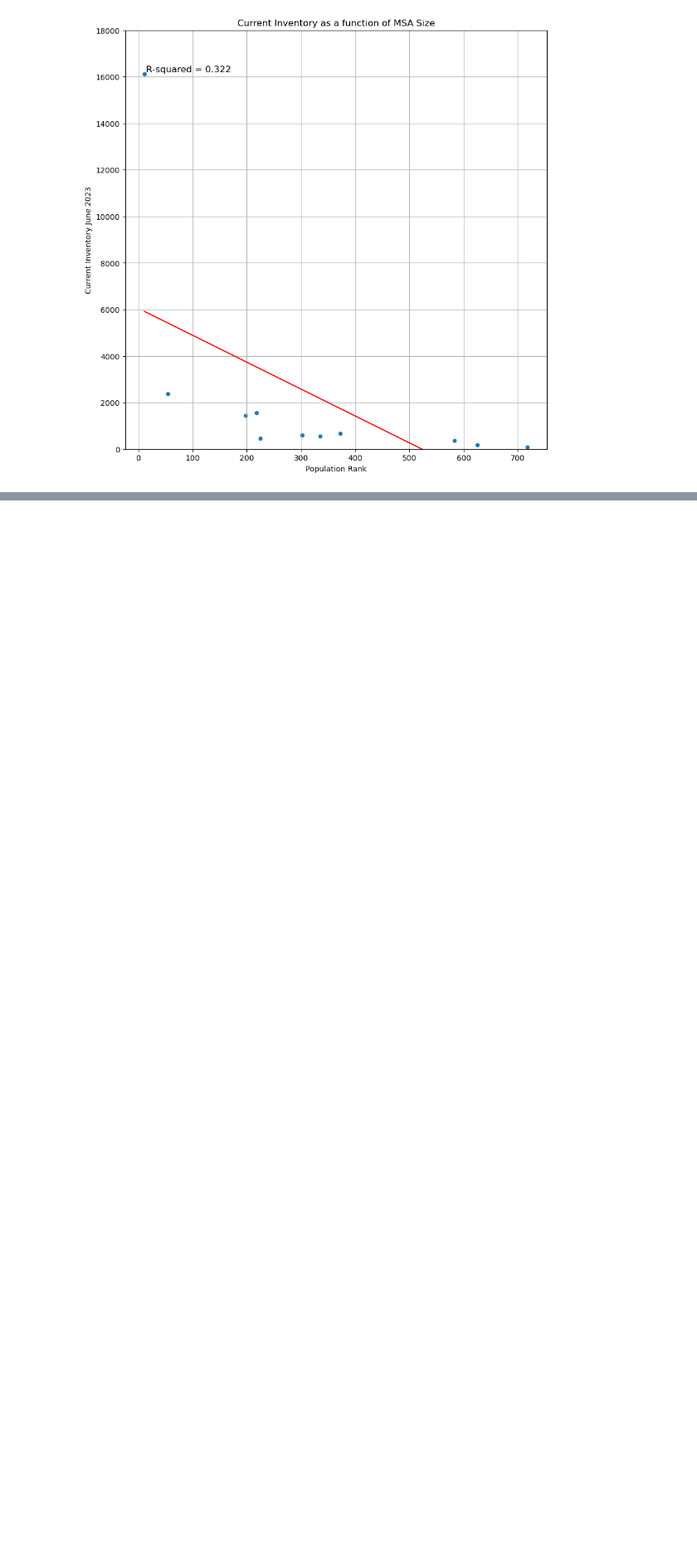
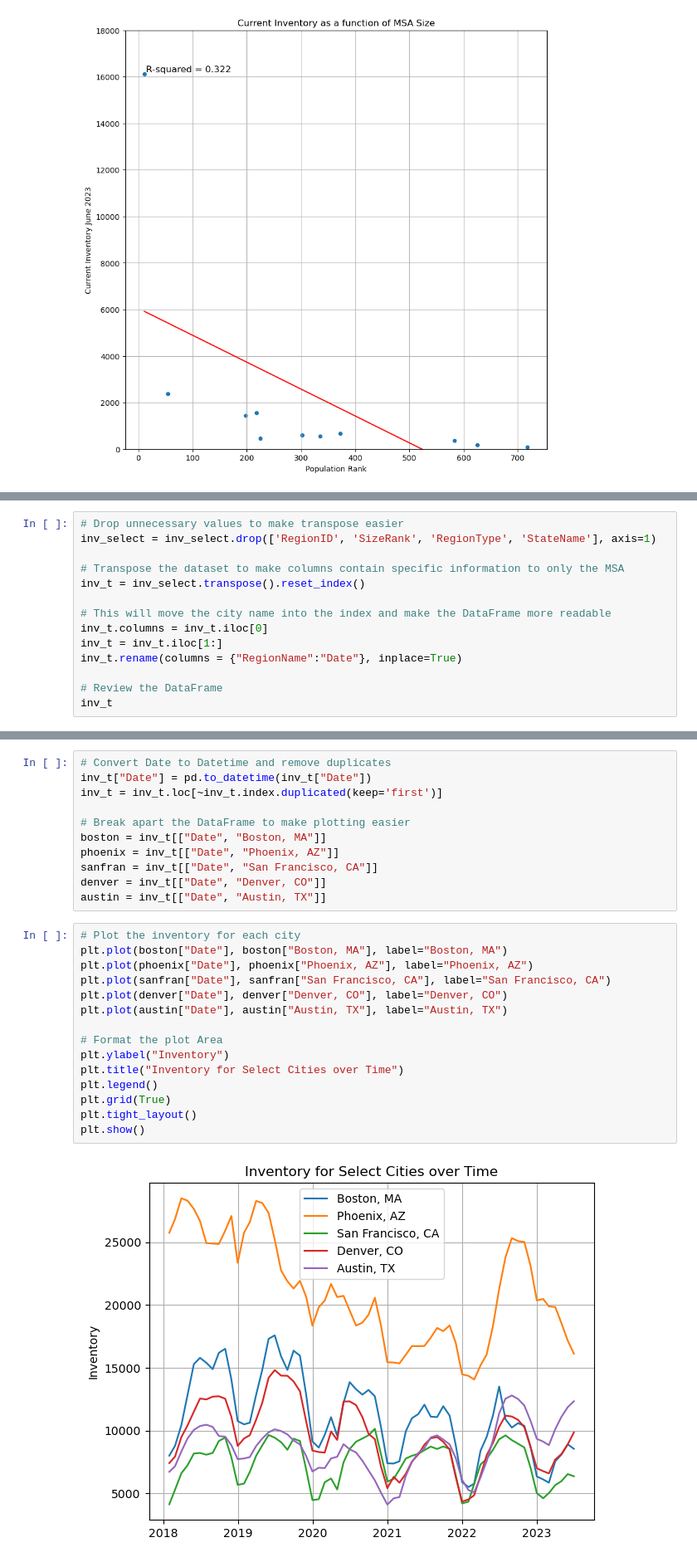
Before and after one commit to grantkerkman/project1_housing, a Jupyter notebook: grant_notebook.ipynb, the cells around one changed output, grey strips where cells are left out. Shown at 83% size. Cells and saved outputs as stored; diff of their text form; blank space fills up the shorter version.

```diff
--- a/grant_notebook.ipynb
+++ b/grant_notebook.ipynb
@@ -469,0 +516,14 @@ plt.show()
+# %%
+# Drop unnecessary values to make transpose easier
+inv_select = inv_select.drop(['RegionID', 'SizeRank', 'RegionType', 'StateName'], axis=1)
+
+# Transpose the dataset to make columns contain specific information to only the MSA
+inv_t = inv_select.transpose().reset_index()
+
+# This will move the city name into the index and make the DataFrame more readable
+inv_t.columns = inv_t.iloc[0]
+inv_t = inv_t.iloc[1:]
+inv_t.rename(columns = {"RegionName":"Date"}, inplace=True)
+
+# Review the DataFrame
+inv_t
@@ -469,0 +544,28 @@ plt.show()
+# %%
+# Convert Date to Datetime and remove duplicates
+inv_t["Date"] = pd.to_datetime(inv_t["Date"])
+inv_t = inv_t.loc[~inv_t.index.duplicated(keep='first')]
+
+# Break apart the DataFrame to make plotting easier
+boston = inv_t[["Date", "Boston, MA"]]
+phoenix = inv_t[["Date", "Phoenix, AZ"]]
+sanfran = inv_t[["Date", "San Francisco, CA"]]
+denver = inv_t[["Date", "Denver, CO"]]
+austin = inv_t[["Date", "Austin, TX"]]
+# %%
+# Plot the inventory for each city
+plt.plot(boston["Date"], boston["Boston, MA"], label="Boston, MA")
+plt.plot(phoenix["Date"], phoenix["Phoenix, AZ"], label="Phoenix, AZ")
+plt.plot(sanfran["Date"], sanfran["San Francisco, CA"], label="San Francisco, CA")
+plt.plot(denver["Date"], denver["Denver, CO"], label="Denver, CO")
+plt.plot(austin["Date"], austin["Austin, TX"], label="Austin, TX")
+
+# Format the plot Area
+plt.ylabel("Inventory")
+plt.title("Inventory for Select Cities over Time")
+plt.legend()
+plt.grid(True)
+plt.tight_layout()
+plt.show()
+# %% [output]
+[figure, added]
```
Also changed, not shown: parts of 17 cells of this notebook.
